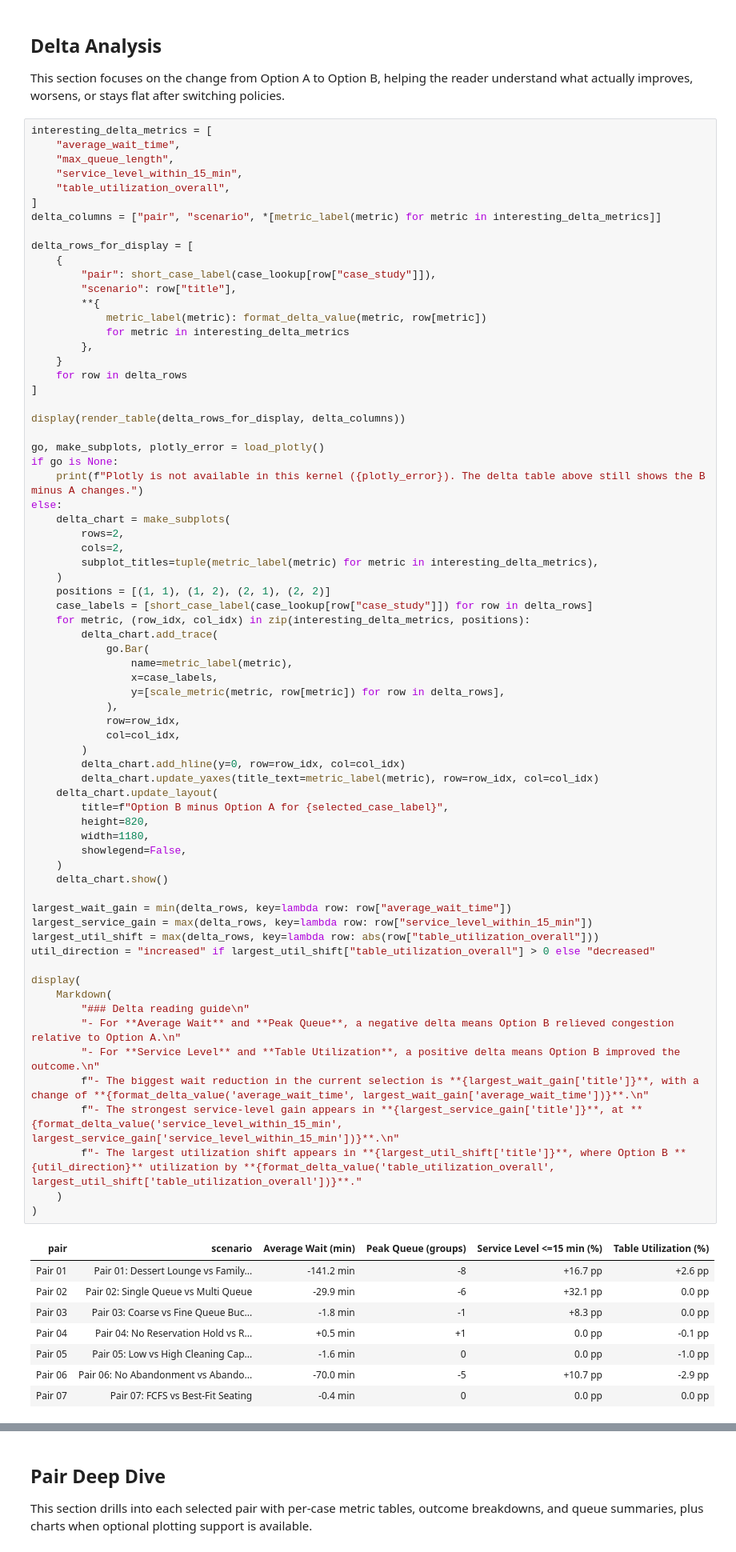
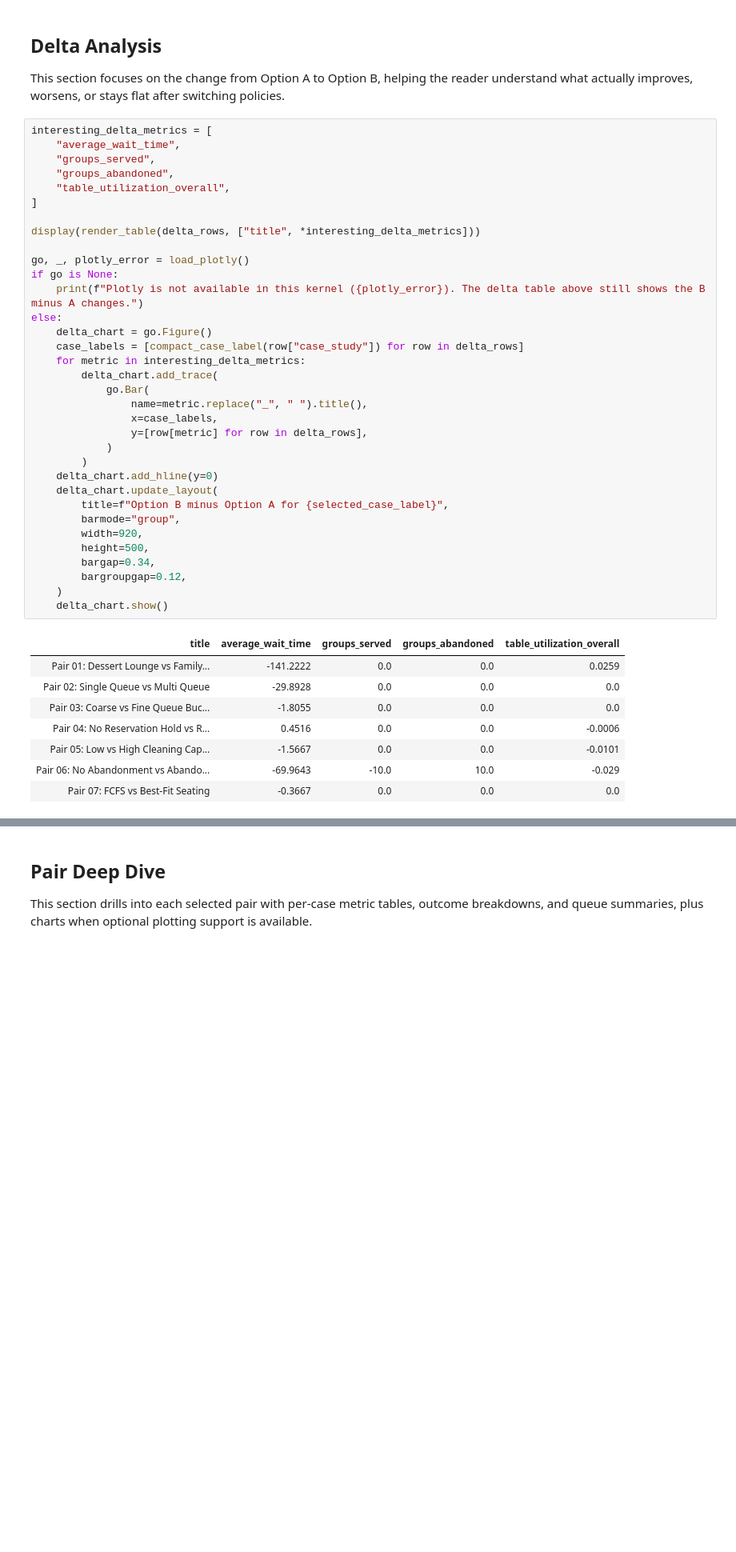
Before and after one commit to SelinaMai-SYM/COMP1110-C13, a Jupyter notebook: notebook/scenario_runner.ipynb, the cells around one changed output, grey strips where cells are left out. Shown at 80% size. Saved outputs shown, nothing was run; the diff lists cells and outputs as text; blank space fills up the shorter version.

```diff
--- a/notebook/scenario_runner.ipynb
+++ b/notebook/scenario_runner.ipynb
@@ -393,78 +378,43 @@ This section focuses on the change from Option A to Option B, helping the reader
 # %%
 interesting_delta_metrics = [
     "average_wait_time",
-    "max_queue_length",
-    "service_level_within_15_min",
+    "groups_served",
+    "groups_abandoned",
     "table_utilization_overall",
 ]
-delta_columns = ["pair", "scenario", *[metric_label(metric) for metric in interesting_delta_metrics]]
 
-delta_rows_for_display = [
-    {
-        "pair": short_case_label(case_lookup[row["case_study"]]),
-        "scenario": row["title"],
-        **{
-            metric_label(metric): format_delta_value(metric, row[metric])
-            for metric in interesting_delta_metrics
-        },
-    }
-    for row in delta_rows
-]
+display(render_table(delta_rows, ["title", *interesting_delta_metrics]))
 
-display(render_table(delta_rows_for_display, delta_columns))
-
-go, make_subplots, plotly_error = load_plotly()
+go, _, plotly_error = load_plotly()
 if go is None:
     print(f"Plotly is not available in this kernel ({plotly_error}). The delta table above still shows the B minus A changes.")
 else:
-    delta_chart = make_subplots(
-        rows=2,
-        cols=2,
-        subplot_titles=tuple(metric_label(metric) for metric in interesting_delta_metrics),
-    )
-    positions = [(1, 1), (1, 2), (2, 1), (2, 2)]
-    case_labels = [short_case_label(case_lookup[row["case_study"]]) for row in delta_rows]
-    for metric, (row_idx, col_idx) in zip(interesting_delta_metrics, positions):
+    delta_chart = go.Figure()
+    case_labels = [compact_case_label(row["case_study"]) for row in delta_rows]
+    for metric in interesting_delta_metrics:
         delta_chart.add_trace(
             go.Bar(
-                name=metric_label(metric),
+                name=metric.replace("_", " ").title(),
                 x=case_labels,
-                y=[scale_metric(metric, row[metric]) for row in delta_rows],
-            ),
-            row=row_idx,
-            col=col_idx,
+                y=[row[metric] for row in delta_rows],
+            )
         )
-        delta_chart.add_hline(y=0, row=row_idx, col=col_idx)
-        delta_chart.update_yaxes(title_text=metric_label(metric), row=row_idx, col=col_idx)
+    delta_chart.add_hline(y=0)
     delta_chart.update_layout(
         title=f"Option B minus Option A for {selected_case_label}",
-        height=820,
-        width=1180,
-        showlegend=False,
+        barmode="group",
+        width=920,
+        height=500,
+        bargap=0.34,
+        bargroupgap=0.12,
     )
     delta_chart.show()
-
-largest_wait_gain = min(delta_rows, key=lambda row: row["average_wait_time"])
-largest_service_gain = max(delta_rows, key=lambda row: row["service_level_within_15_min"])
-largest_util_shift = max(delta_rows, key=lambda row: abs(row["table_utilization_overall"]))
-util_direction = "increased" if largest_util_shift["table_utilization_overall"] > 0 else "decreased"
-
-display(
-    Markdown(
-        "### Delta reading guide\n"
-        "- For **Average Wait** and **Peak Queue**, a negative delta means Option B relieved congestion relative to Option A.\n"
-        "- For **Service Level** and **Table Utilization**, a positive delta means Option B improved the outcome.\n"
-        f"- The biggest wait reduction in the current selection is **{largest_wait_gain['title']}**, with a change of **{format_delta_value('average_wait_time', largest_wait_gain['average_wait_time'])}**.\n"
-        f"- The strongest service-level gain appears in **{largest_service_gain['title']}**, at **{format_delta_value('service_level_within_15_min', largest_service_gain['service_level_within_15_min'])}**.\n"
-        f"- The largest utilization shift appears in **{largest_util_shift['title']}**, where Option B **{util_direction}** utilization by **{format_delta_value('table_utilization_overall', largest_util_shift['table_utilization_overall'])}**."
-    )
-)
 # %% [output]
-| pair | scenario | Average Wait (min) | Peak Queue (groups) | Service Level <=15 min (%) | Table Utilization (%) |
-| Pair 01 | Pair 01: Dessert Lounge vs Family... | -141.2 min | -8 | +16.7 pp | +2.6 pp |
-| Pair 02 | Pair 02: Single Queue vs Multi Queue | -29.9 min | -6 | +32.1 pp | 0.0 pp |
-| Pair 03 | Pair 03: Coarse vs Fine Queue Buc... | -1.8 min | -1 | +8.3 pp | 0.0 pp |
-| Pair 04 | Pair 04: No Reservation Hold vs R... | +0.5 min | +1 | 0.0 pp | -0.1 pp |
-| Pair 05 | Pair 05: Low vs High Cleaning Cap... | -1.6 min | 0 | 0.0 pp | -1.0 pp |
-| Pair 06 | Pair 06: No Abandonment vs Abando... | -70.0 min | -5 | +10.7 pp | -2.9 pp |
-| Pair 07 | Pair 07: FCFS vs Best-Fit Seating | -0.4 min | 0 | 0.0 pp | 0.0 pp |
+| title | average_wait_time | groups_served | groups_abandoned | table_utilization_overall |
+| Pair 01: Dessert Lounge vs Family... | -141.2222 | 0.0 | 0.0 | 0.0259 |
+| Pair 02: Single Queue vs Multi Queue | -29.8928 | 0.0 | 0.0 | 0.0 |
+| Pair 03: Coarse vs Fine Queue Buc... | -1.8055 | 0.0 | 0.0 | 0.0 |
+| Pair 04: No Reservation Hold vs R... | 0.4516 | 0.0 | 0.0 | -0.0006 |
+| Pair 05: Low vs High Cleaning Cap... | -1.5667 | 0.0 | 0.0 | -0.0101 |
+| Pair 06: No Abandonment vs Abando... | -69.9643 | -10.0 | 10.0 | -0.029 |
+| Pair 07: FCFS vs Best-Fit Seating | -0.3667 | 0.0 | 0.0 | 0.0 |
```
Also changed, not shown: parts of 9 cells of this notebook, 4 other files.
